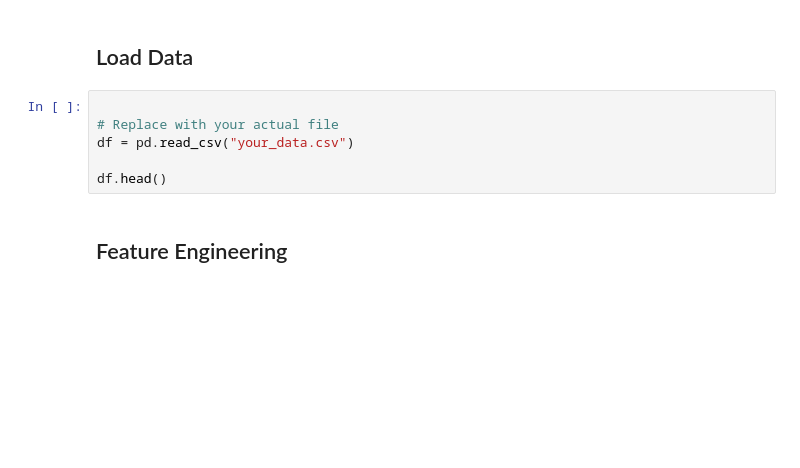
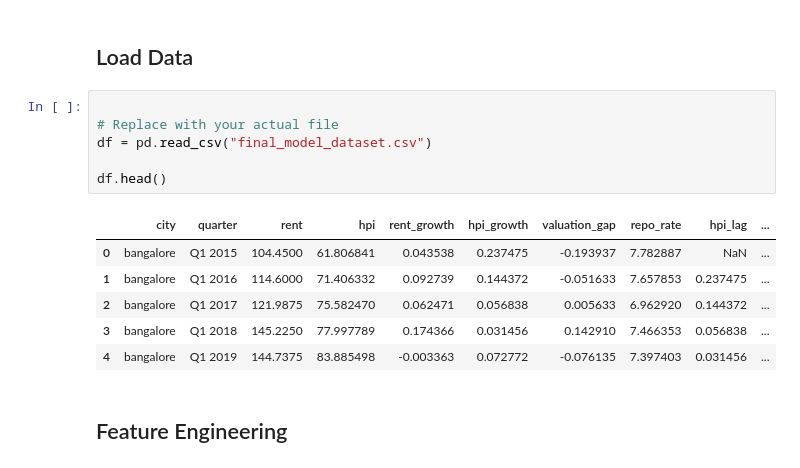
Before and after one commit to smonodeep/DynamicValuationGovernance, a Jupyter notebook: 2C_Valuation_Gap_difference_quantile_analysis.ipynb, the cells around one changed output. Saved outputs shown, nothing was run; the diff lists cells and outputs as text; blank space fills up the shorter version.

```diff
--- a/2C_Valuation_Gap_difference_quantile_analysis.ipynb
+++ b/2C_Valuation_Gap_difference_quantile_analysis.ipynb
@@ -25,9 +25,16 @@ import seaborn as sns
 # %%
 
 # Replace with your actual file
-df = pd.read_csv("your_data.csv")
+df = pd.read_csv("final_model_dataset.csv")
 
 df.head()
+# %% [output]
+|  | city | quarter | rent | hpi | rent_growth | hpi_growth | valuation_gap | repo_rate | hpi_lag | ... |
+| 0 | bangalore | Q1 2015 | 104.4500 | 61.806841 | 0.043538 | 0.237475 | -0.193937 | 7.782887 | NaN | ... |
+| 1 | bangalore | Q1 2016 | 114.6000 | 71.406332 | 0.092739 | 0.144372 | -0.051633 | 7.657853 | 0.237475 | ... |
+| 2 | bangalore | Q1 2017 | 121.9875 | 75.582470 | 0.062471 | 0.056838 | 0.005633 | 6.962920 | 0.144372 | ... |
+| 3 | bangalore | Q1 2018 | 145.2250 | 77.997789 | 0.174366 | 0.031456 | 0.142910 | 7.466353 | 0.056838 | ... |
+| 4 | bangalore | Q1 2019 | 144.7375 | 83.885498 | -0.003363 | 0.072772 | -0.076135 | 7.397403 | 0.031456 | ... |
 # %% [markdown]
 ## Feature Engineering
 # %%
```
Also changed, not shown: parts of 5 cells of this notebook.
